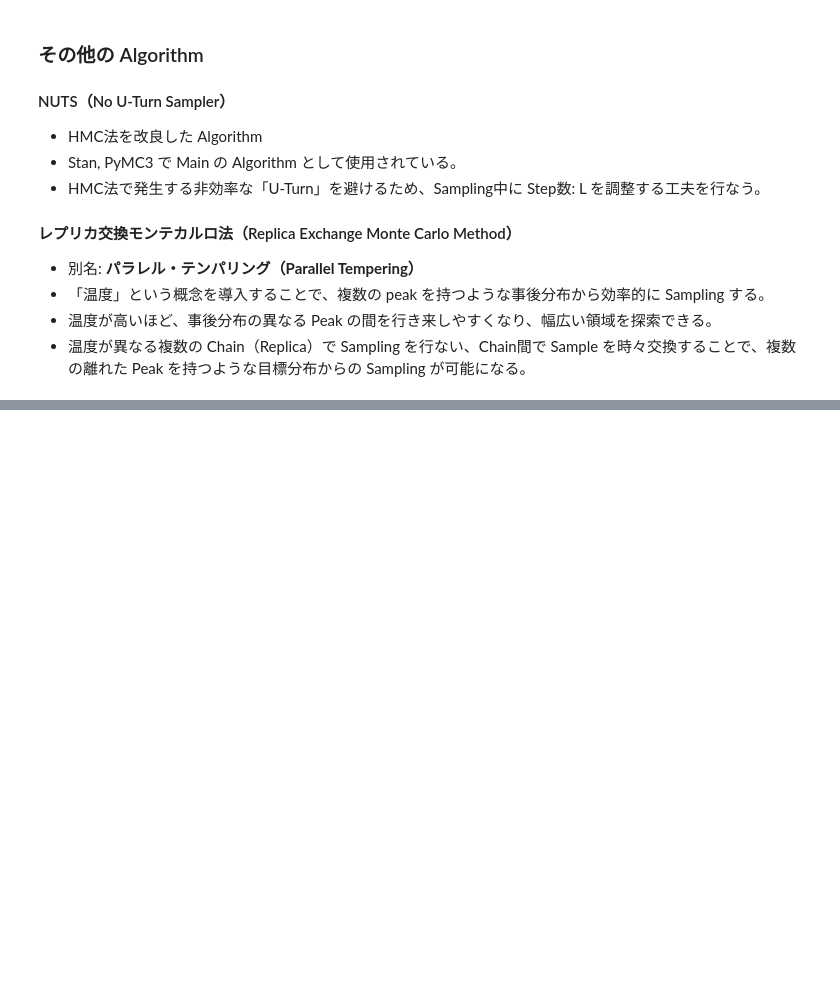
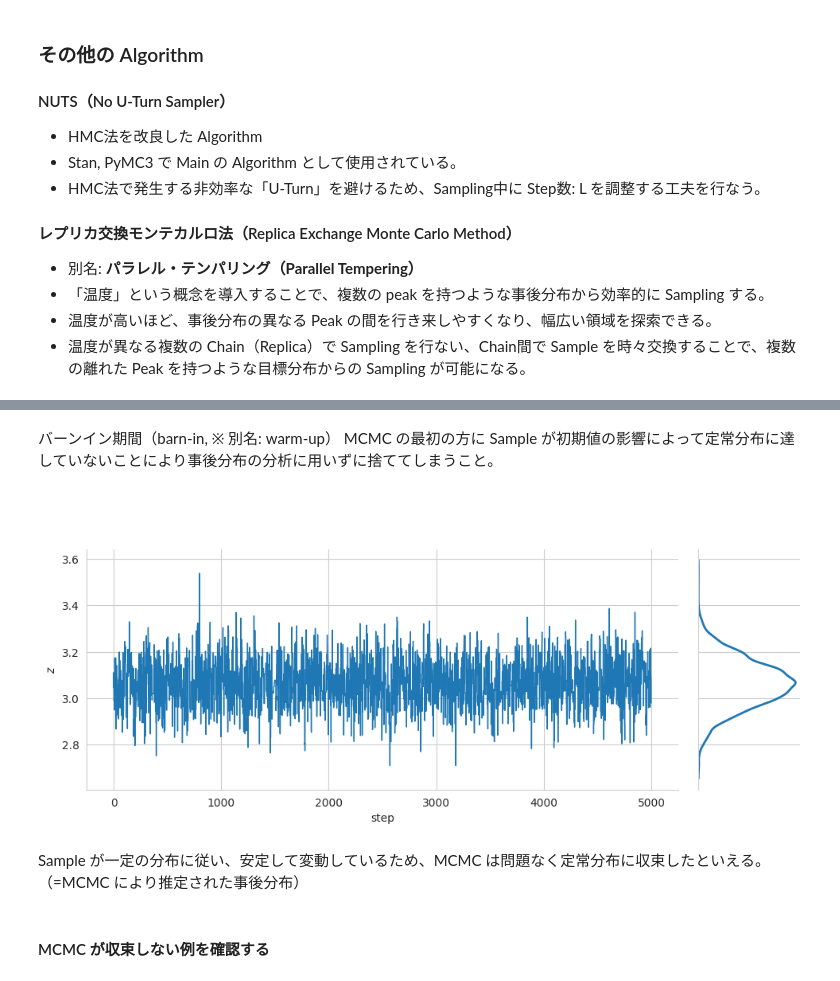
Before and after one commit to 1024xx4/bayes_machine_learning, a Jupyter notebook: approximate_inference_method.ipynb, the cells around one changed output, grey strips where cells are left out. Cells and saved outputs as stored; diff of their text form; code cells hidden in the pictures; blank space fills up the shorter version.

```diff
--- a/approximate_inference_method.ipynb
+++ b/approximate_inference_method.ipynb
@@ -91,0 +163,25 @@ M= 100000, estimation: 0.9543 ± 0.0015
+# %% [markdown]
+バーンイン期間（barn-in, ※ 別名: warm-up）
+MCMC の最初の方に Sample が初期値の影響によって定常分布に達していないことにより事後分布の分析に用いずに捨ててしまうこと。
+# %%
+# 最初の 1000Step を Barn-in期間として除外して Trace-plot を描画
+n_burnin = 1000
+x, y = np.arange(n_iter - n_burnin), posterior[n_burnin:]
+
+# seaborn で複数の Plot を組み合わせるための Class
+g = sns.JointGrid()
+# Main の Plot
+sns.lineplot(x=x, y=y, linewidth=1, ax=g.ax_joint)
+# y軸に付属する Plot
+sns.kdeplot(y=y, linewidth=2, ax=g.ax_marg_y)
+g.ax_joint.set_xlabel("step")
+g.ax_joint.set_ylabel("$z$")
+g.ax_marg_x.set_axis_off()
+g.fig.set_figwidth(10)
+g.fig.set_figheight(4)
+# %% [output]
+[figure, added]
+# %% [markdown]
+Sample が一定の分布に従い、安定して変動しているため、MCMC は問題なく定常分布に収束したといえる。（=MCMC により推定された事後分布）
+# %% [markdown]
+#### MCMC が収束しない例を確認する
```
Also changed, not shown: parts of 21 cells of this notebook.
